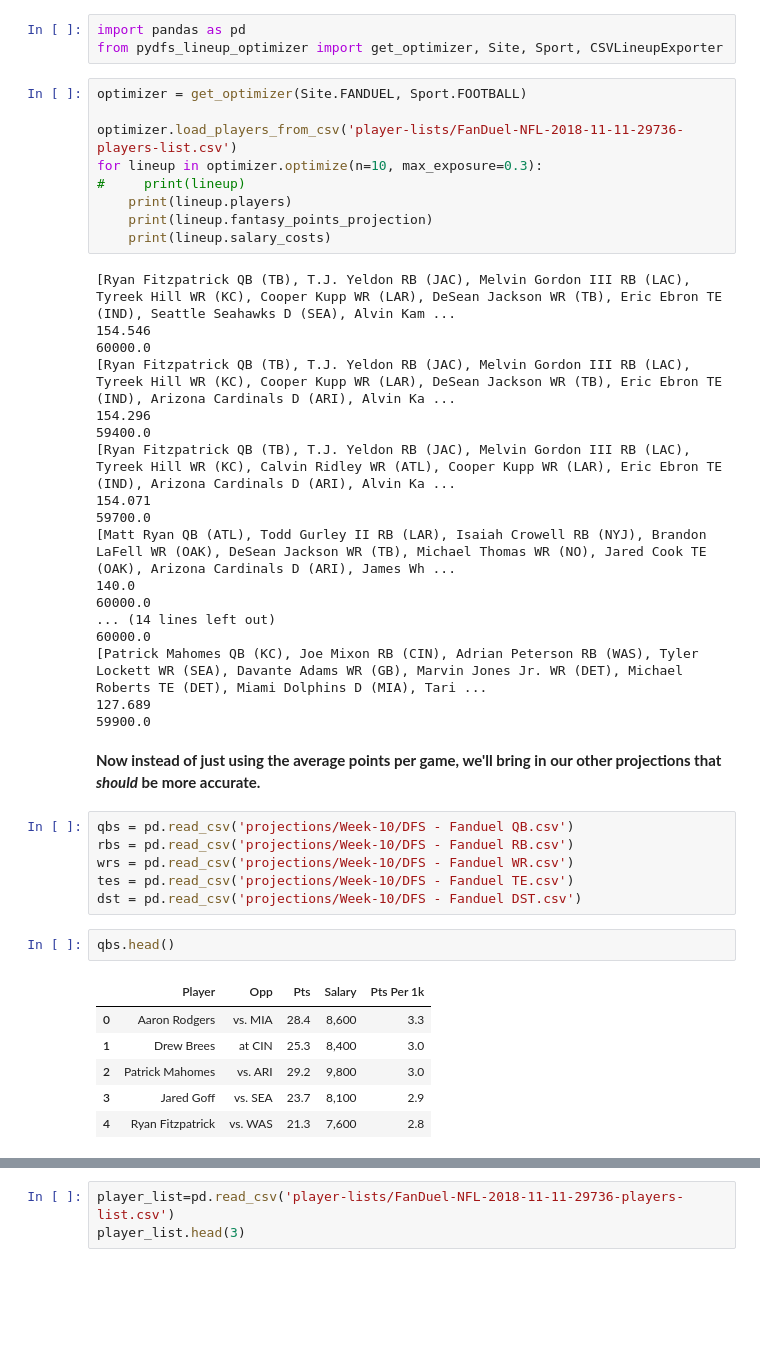
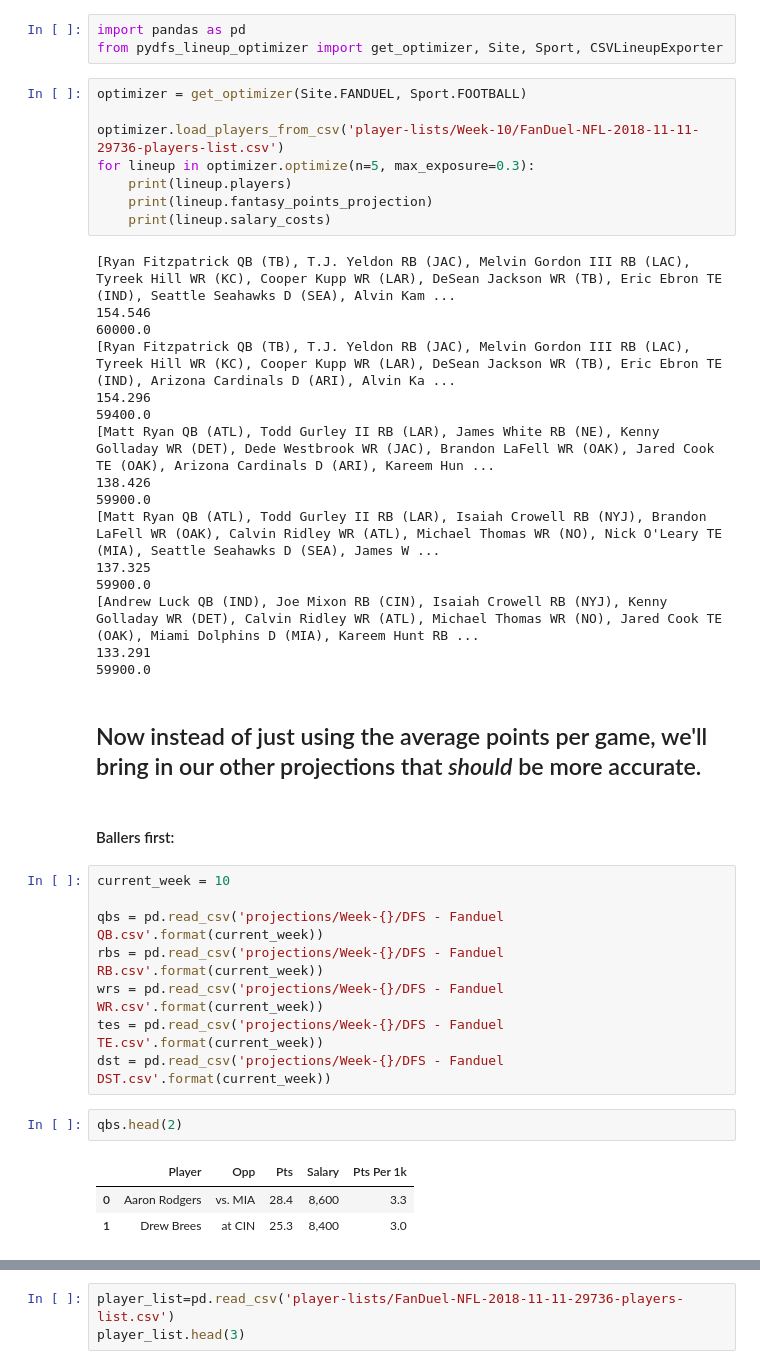
Before and after one commit to dodgemcintosh/FFML, a Jupyter notebook: 7-Generating-Lineups.ipynb, the cells around one changed output, grey strips where cells are left out. Cells and saved outputs as stored; diff of their text form; blank space fills up the shorter version.

Commit message:
Creating more rounded projections

```diff
--- a/7-Generating-Lineups.ipynb
+++ b/7-Generating-Lineups.ipynb
@@ -10,9 +10,8 @@ from pydfs_lineup_optimizer import get_optimizer, Site, Sport, CSVLineupExporter
 # %%
 optimizer = get_optimizer(Site.FANDUEL, Sport.FOOTBALL)
 
-optimizer.load_players_from_csv('player-lists/FanDuel-NFL-2018-11-11-29736-players-list.csv')
-for lineup in optimizer.optimize(n=10, max_exposure=0.3):
-#     print(lineup)
+optimizer.load_players_from_csv('player-lists/Week-10/FanDuel-NFL-2018-11-11-29736-players-list.csv')
+for lineup in optimizer.optimize(n=5, max_exposure=0.3):
     print(lineup.players)
     print(lineup.fantasy_points_projection)
     print(lineup.salary_costs)
@@ -23,32 +22,31 @@ for lineup in optimizer.optimize(n=10, max_exposure=0.3):
 [Ryan Fitzpatrick QB (TB), T.J. Yeldon RB (JAC), Melvin Gordon III RB (LAC), Tyreek Hill WR (KC), Cooper Kupp WR (LAR), DeSean Jackson WR (TB), Eric Ebron TE (IND), Arizona Cardinals D (ARI), Alvin Ka ...
 154.296
 59400.0
-[Ryan Fitzpatrick QB (TB), T.J. Yeldon RB (JAC), Melvin Gordon III RB (LAC), Tyreek Hill WR (KC), Calvin Ridley WR (ATL), Cooper Kupp WR (LAR), Eric Ebron TE (IND), Arizona Cardinals D (ARI), Alvin Ka ...
-154.071
-59700.0
-[Matt Ryan QB (ATL), Todd Gurley II RB (LAR), Isaiah Crowell RB (NYJ), Brandon LaFell WR (OAK), DeSean Jackson WR (TB), Michael Thomas WR (NO), Jared Cook TE (OAK), Arizona Cardinals D (ARI), James Wh ...
-140.0
-60000.0
-... (14 lines left out)
-60000.0
-[Patrick Mahomes QB (KC), Joe Mixon RB (CIN), Adrian Peterson RB (WAS), Tyler Lockett WR (SEA), Davante Adams WR (GB), Marvin Jones Jr. WR (DET), Michael Roberts TE (DET), Miami Dolphins D (MIA), Tari ...
-127.689
+[Matt Ryan QB (ATL), Todd Gurley II RB (LAR), James White RB (NE), Kenny Golladay WR (DET), Dede Westbrook WR (JAC), Brandon LaFell WR (OAK), Jared Cook TE (OAK), Arizona Cardinals D (ARI), Kareem Hun ...
+138.426
 59900.0
+[Matt Ryan QB (ATL), Todd Gurley II RB (LAR), Isaiah Crowell RB (NYJ), Brandon LaFell WR (OAK), Calvin Ridley WR (ATL), Michael Thomas WR (NO), Nick O'Leary TE (MIA), Seattle Seahawks D (SEA), James W ...
+137.325
+59900.0
+[Andrew Luck QB (IND), Joe Mixon RB (CIN), Isaiah Crowell RB (NYJ), Kenny Golladay WR (DET), Calvin Ridley WR (ATL), Michael Thomas WR (NO), Jared Cook TE (OAK), Miami Dolphins D (MIA), Kareem Hunt RB ...
+133.291
+59900.0
 # %% [markdown]
-**Now instead of just using the average points per game, we'll bring in our other projections that *should* be more accurate.**
+## Now instead of just using the average points per game, we'll bring in our other projections that *should* be more accurate.
+# %% [markdown]
+#### Ballers first:
 # %%
-qbs = pd.read_csv('projections/Week-10/DFS - Fanduel QB.csv')
-rbs = pd.read_csv('projections/Week-10/DFS - Fanduel RB.csv')
-wrs = pd.read_csv('projections/Week-10/DFS - Fanduel WR.csv')
-tes = pd.read_csv('projections/Week-10/DFS - Fanduel TE.csv')
-dst = pd.read_csv('projections/Week-10/DFS - Fanduel DST.csv')
+current_week = 10
+
+qbs = pd.read_csv('projections/Week-{}/DFS - Fanduel QB.csv'.format(current_week))
+rbs = pd.read_csv('projections/Week-{}/DFS - Fanduel RB.csv'.format(current_week))
+wrs = pd.read_csv('projections/Week-{}/DFS - Fanduel WR.csv'.format(current_week))
+tes = pd.read_csv('projections/Week-{}/DFS - Fanduel TE.csv'.format(current_week))
+dst = pd.read_csv('projections/Week-{}/DFS - Fanduel DST.csv'.format(current_week))
 # %%
-qbs.head()
+qbs.head(2)
 # %% [output]
 |  | Player | Opp | Pts | Salary | Pts Per 1k |
 | 0 | Aaron Rodgers | vs. MIA | 28.4 | 8,600 | 3.3 |
 | 1 | Drew Brees | at CIN | 25.3 | 8,400 | 3.0 |
-| 2 | Patrick Mahomes | vs. ARI | 29.2 | 9,800 | 3.0 |
-| 3 | Jared Goff | vs. SEA | 23.7 | 8,100 | 2.9 |
-| 4 | Ryan Fitzpatrick | vs. WAS | 21.3 | 7,600 | 2.8 |
 # %%
```
Also changed, not shown: parts of 12 cells of this notebook.
